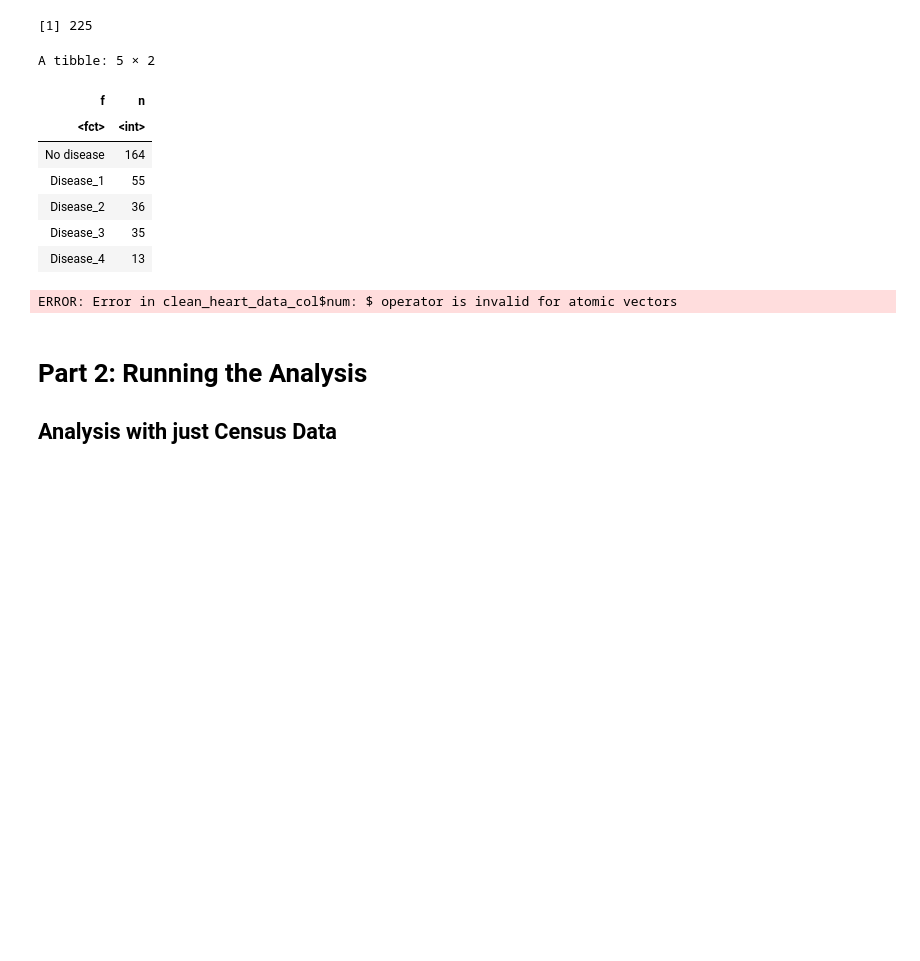
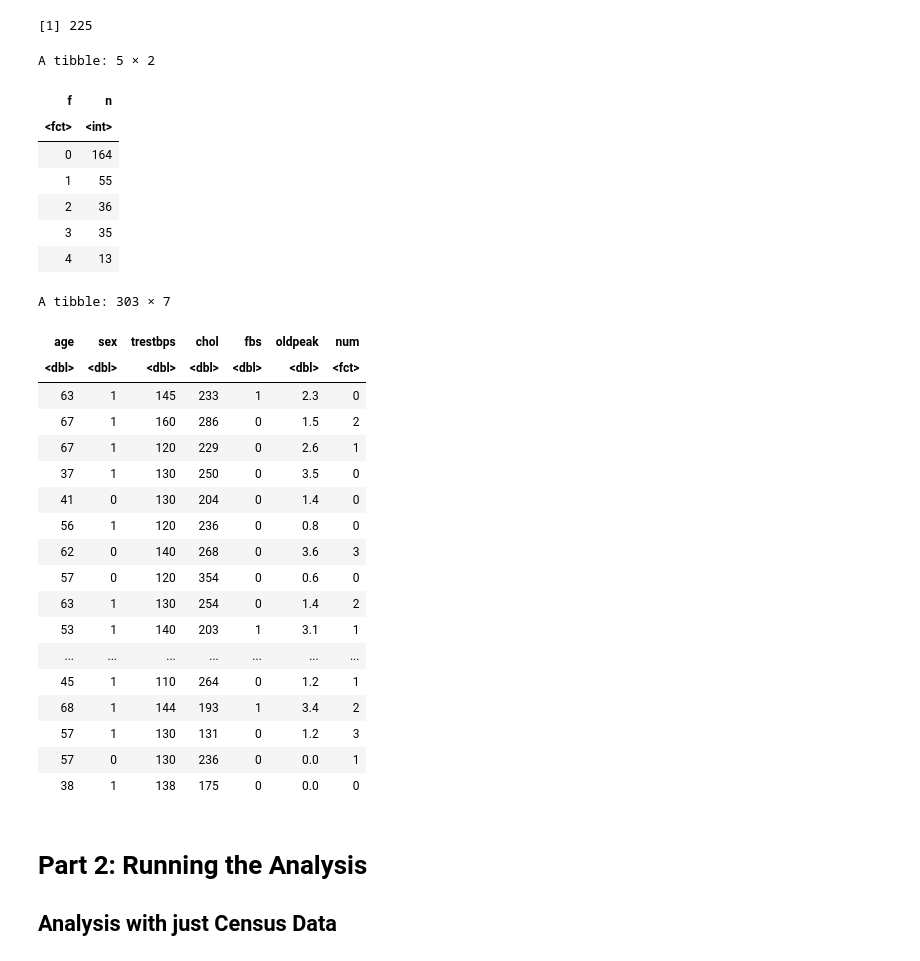
Before and after one commit to Phoebeml/Group20_DSCI100, a Jupyter notebook: Group20Project.ipynb, the cells around one changed output. Cells and saved outputs as stored; diff of their text form; code cells hidden in the pictures; blank space fills up the shorter version.

Commit message:
Other test to merge factor levels 1, 2, 3, 4 together
Still not working

```diff
--- a/Group20Project.ipynb
+++ b/Group20Project.ipynb
@@ -86,26 +86,70 @@ A tibble: 2 × 7
 | Median | 56.00000 | 1.00 | 130.0000 | 244.0000 | 0.0000000 | 0.800000 |
 [1] 225
 # %%
+# read in data
+Cl_heart_data <- read.table("https://archive.ics.uci.edu/ml/machine-learning-databases/heart-disease/processed.cleveland.data", sep = ",",
+                 col.names = c("age", "sex", "cp", "trestbps", "chol", "fbs",  "restecg", "thalach", "exang", "oldpeak", "slope", "ca", "thal", "num"))
+#convert from a dataframe to a tibble
+Cl_heart_data_1 <- as_tibble(Cl_heart_data)
+
+test <-  fct_collapse(Cl_heart_data_1$num,
+    "No disease" = "0",
+    "Disease" = c("1", "2", "3", "4"))
+head(test)
+
+# convert num from from dbl to factor
+Cl_heart_data_2 <- Cl_heart_data_1 |>
+    mutate(num=as_factor(num))
+
+# select for columns
+clean_heart_data_3 <- Cl_heart_data_2 |>
+    select("age", "sex", "trestbps", "chol", "fbs", "oldpeak", "num")
+
 fct_count(clean_heart_data$num)
 
-clean_heart_data_col <- levels(clean_heart_data$num) <- c("No disease", "Disease_1", "Disease_2", "Disease_3", "Disease_4")
+clean_heart_data
 
-fct_count(clean_heart_data_col$num)
+# clean_heart_data_col <- levels(clean_heart_data$num) <- c("No disease", "Disease_1", "Disease_2", "Disease_3", "Disease_4")
 
-clean_heart_data_2 <-  fct_collapse(clean_heart_data_col$num,
-    "No disease" = "No disease",
-    "Disease" = c("Disease_1", "Disease_2", "Disease_3", "Disease_4"))
-head(clean_heart_data_2)
+# fct_count(clean_heart_data_col$num)
+
+# clean_heart_data_2 <-  fct_collapse(clean_heart_data_col$num,
+#     "No disease" = "0",
+#     "Disease" = c("1", "2", "3", "4"))
+# head(clean_heart_data_2)
+
+# clean_heart_data_2 <-  fct_collapse(clean_heart_data_col$num,
+#     "No disease" = "No disease",
+#     "Disease" = c("Disease_1", "Disease_2", "Disease_3", "Disease_4"))
+# head(clean_heart_data_2)
 # %% [output]
 A tibble: 5 × 2
 | f | n |
 | <fct> | <int> |
-| No disease | 164 |
-| Disease_1 | 55 |
-| Disease_2 | 36 |
-| Disease_3 | 35 |
-| Disease_4 | 13 |
+| 0 | 164 |
+| 1 | 55 |
+| 2 | 36 |
+| 3 | 35 |
+| 4 | 13 |
-ERROR: Error in clean_heart_data_col$num: $ operator is invalid for atomic vectors
+A tibble: 303 × 7
+| age | sex | trestbps | chol | fbs | oldpeak | num |
+| <dbl> | <dbl> | <dbl> | <dbl> | <dbl> | <dbl> | <fct> |
+| 63 | 1 | 145 | 233 | 1 | 2.3 | 0 |
+| 67 | 1 | 160 | 286 | 0 | 1.5 | 2 |
+| 67 | 1 | 120 | 229 | 0 | 2.6 | 1 |
+| 37 | 1 | 130 | 250 | 0 | 3.5 | 0 |
+| 41 | 0 | 130 | 204 | 0 | 1.4 | 0 |
+| 56 | 1 | 120 | 236 | 0 | 0.8 | 0 |
+| 62 | 0 | 140 | 268 | 0 | 3.6 | 3 |
+| 57 | 0 | 120 | 354 | 0 | 0.6 | 0 |
+| 63 | 1 | 130 | 254 | 0 | 1.4 | 2 |
+| 53 | 1 | 140 | 203 | 1 | 3.1 | 1 |
+| ... | ... | ... | ... | ... | ... | ... |
+| 45 | 1 | 110 | 264 | 0 | 1.2 | 1 |
+| 68 | 1 | 144 | 193 | 1 | 3.4 | 2 |
+| 57 | 1 | 130 | 131 | 0 | 1.2 | 3 |
+| 57 | 0 | 130 | 236 | 0 | 0.0 | 1 |
+| 38 | 1 | 138 | 175 | 0 | 0.0 | 0 |
 # %%
 options(repr.plot.height = 15, repr.plot.width = 15)
 
```
